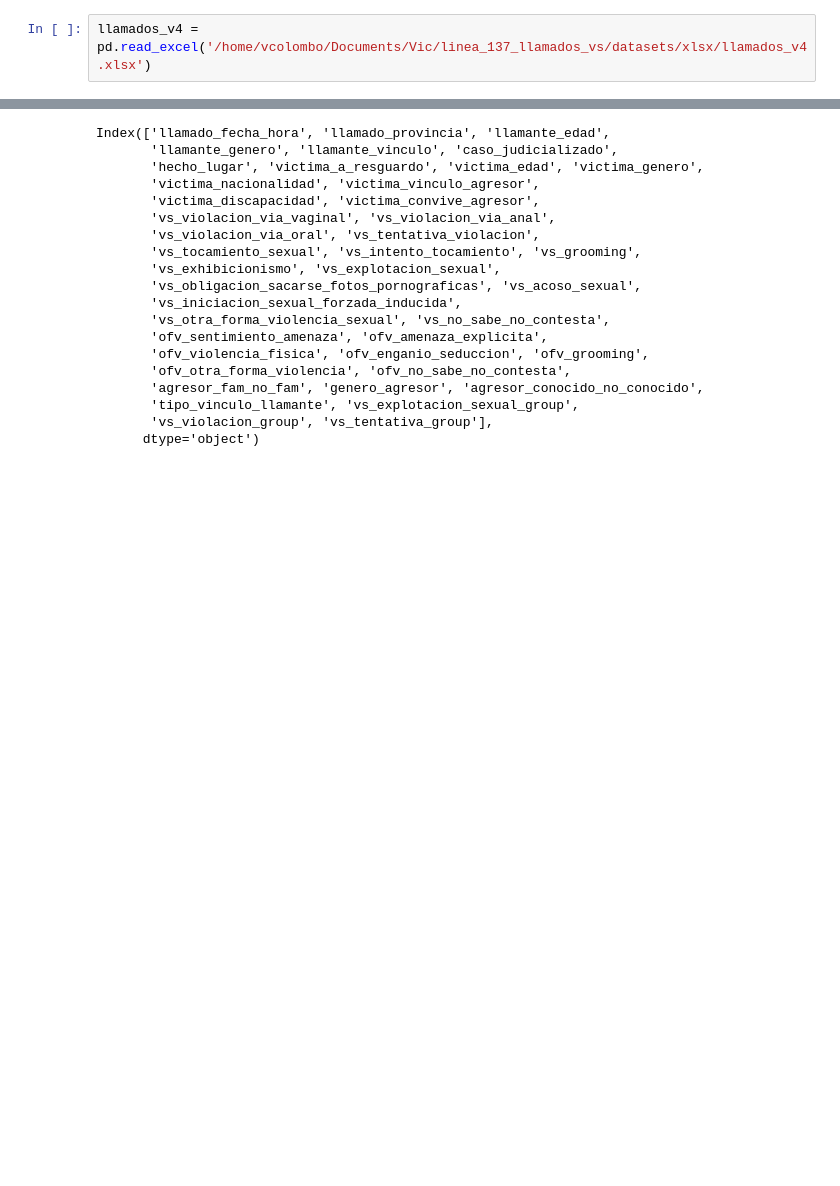
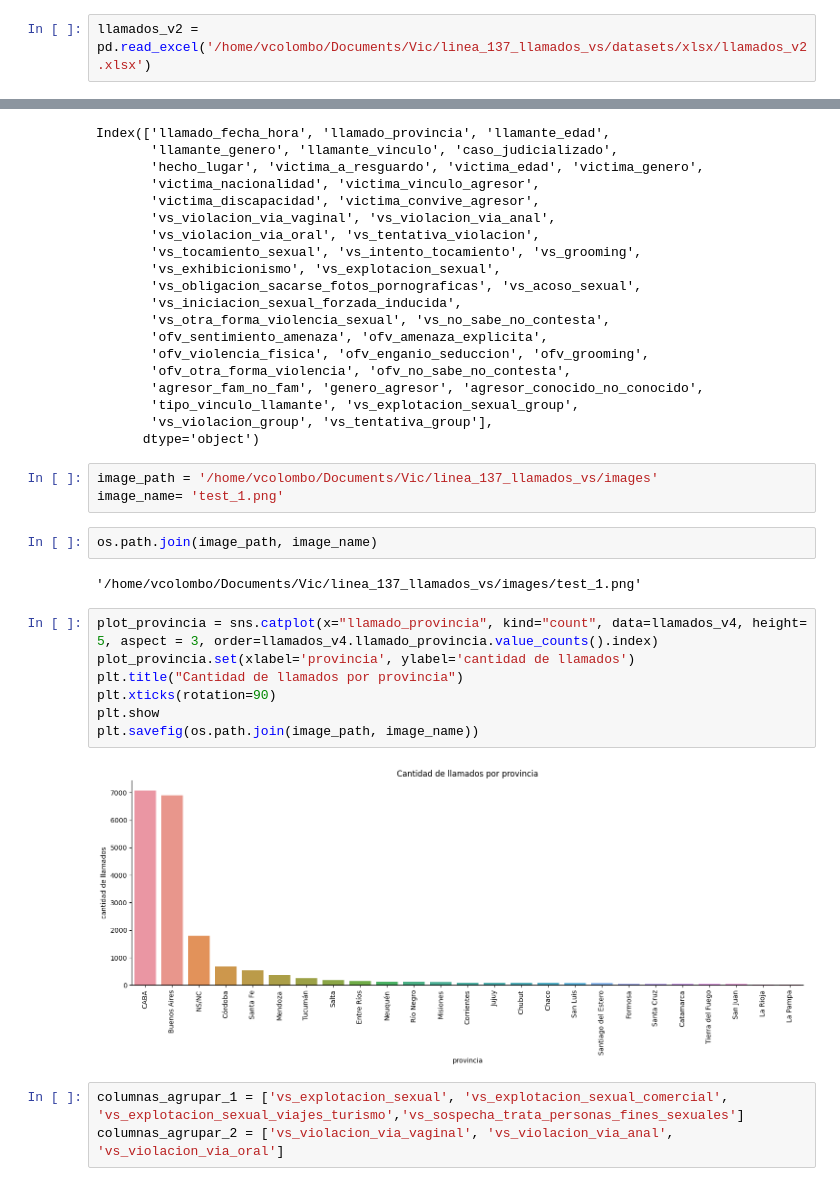
Before and after one commit to VicColombo/linea_137_llamados_vs, a Jupyter notebook: code/notebooks/try_out_things.ipynb, the cells around one changed output, grey strips where cells are left out. Saved outputs shown, nothing was run; the diff lists cells and outputs as text; blank space fills up the shorter version.

```diff
--- a/code/notebooks/try_out_things.ipynb
+++ b/code/notebooks/try_out_things.ipynb
@@ -5,5 +3,5 @@ import gower
 # %%
-llamados_v4 = pd.read_excel('/home/vcolombo/Documents/Vic/linea_137_llamados_vs/datasets/xlsx/llamados_v4.xlsx')
+llamados_v2 = pd.read_excel('/home/vcolombo/Documents/Vic/linea_137_llamados_vs/datasets/xlsx/llamados_v2.xlsx')
 # %%
 columnas_pocos_si = []
 for i in llamados_v4:
@@ -68,3 +66,22 @@ Index(['llamado_fecha_hora', 'llamado_provincia', 'llamante_edad',
        'tipo_vinculo_llamante', 'vs_explotacion_sexual_group',
        'vs_violacion_group', 'vs_tentativa_group'],
       dtype='object')
+# %%
+image_path = '/home/vcolombo/Documents/Vic/linea_137_llamados_vs/images'
+image_name= 'test_1.png'
+# %%
+os.path.join(image_path, image_name)
+# %% [output]
+'/home/vcolombo/Documents/Vic/linea_137_llamados_vs/images/test_1.png'
+# %%
+plot_provincia = sns.catplot(x="llamado_provincia", kind="count", data=llamados_v4, height= 5, aspect = 3, order=llamados_v4.llamado_provincia.value_counts().index)
+plot_provincia.set(xlabel='provincia', ylabel='cantidad de llamados')
+plt.title("Cantidad de llamados por provincia")
+plt.xticks(rotation=90)
+plt.show
+plt.savefig(os.path.join(image_path, image_name))
+# %% [output]
+[figure, added]
+# %%
+columnas_agrupar_1 = ['vs_explotacion_sexual', 'vs_explotacion_sexual_comercial', 'vs_explotacion_sexual_viajes_turismo','vs_sospecha_trata_personas_fines_sexuales']
+columnas_agrupar_2 = ['vs_violacion_via_vaginal', 'vs_violacion_via_anal', 'vs_violacion_via_oral']
```
Also changed, not shown: parts of 8 cells of this notebook, 22 other files.
